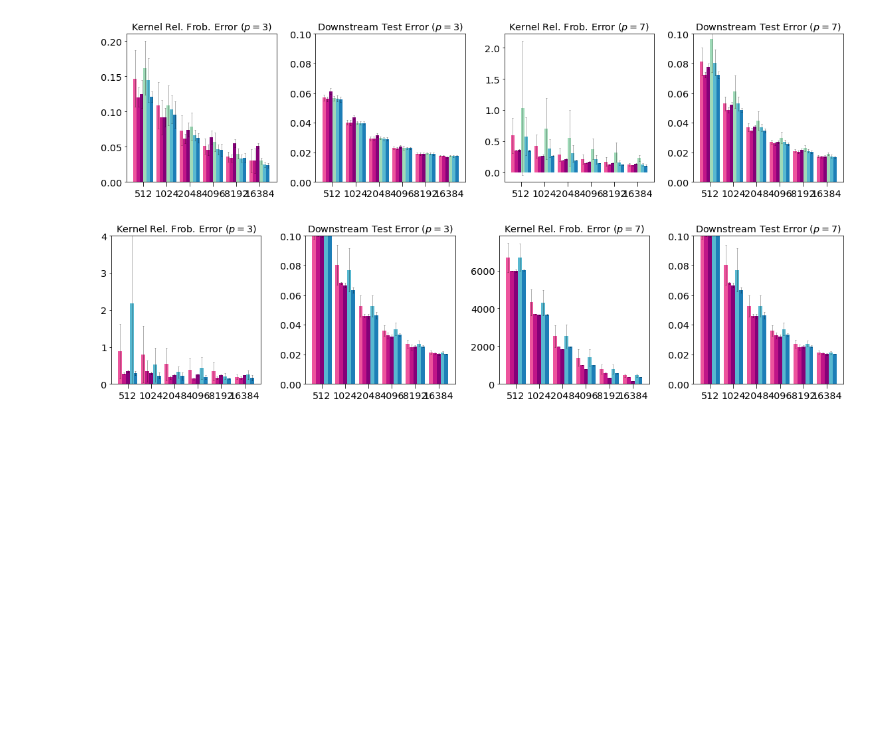
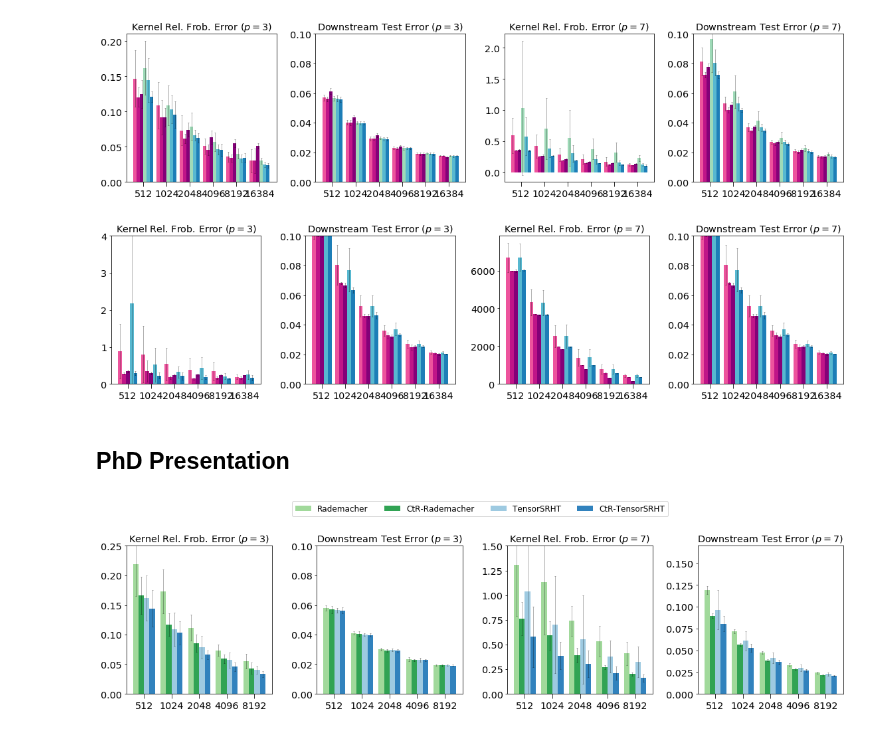
Before and after one commit to joneswack/dp-rfs, a Jupyter notebook: notebooks/bar-plot-visualization.ipynb, the cells around one changed output. Cells and saved outputs as stored; diff of their text form; code cells hidden in the pictures; blank space fills up the shorter version.

Commit message:
[Add] Presentation plot

```diff
--- a/notebooks/bar-plot-visualization.ipynb
+++ b/notebooks/bar-plot-visualization.ipynb
@@ -502,7 +502,7 @@ def plot_csv(
 #     df = df[(df['D'] % (d_in*2) == 0)]
 #     df = df[(df['D'].isin([1024, 2*1024, 3*1024, 4*1024, 5*1024]))]
 #     Ds = np.sort(df['D'].unique())
-    Ds = [2**i for i in range(9,15)]
+    Ds = [2**i for i in range(9,14)] # 15
     df = df[df['D'].isin(Ds)]
 
     bar_positions = np.arange(len(Ds))
@@ -736,3 +736,42 @@ plt.tight_layout()
 plt.show()
 # %% [output]
 [figure]
+# %% [markdown]
+## PhD Presentation
+# %%
+colors = plt.get_cmap('tab20c')(np.linspace(0, 0.8, 16))[::2]
+colors = np.flip(colors, axis=0)
+# %%
+configs = [
+#     ('Gaussian', {'method': 'poly_sketch', 'proj': 'gaussian', 'complex': False, 'hier': False, 'comp_real': False, 'color': colors[0]}),
+#     ('CtR-Gaussian', {'method': 'poly_sketch', 'proj': 'gaussian', 'complex': False, 'hier': False, 'comp_real': True, 'color': colors[1]}),
+    ('Rademacher', {'method': 'poly_sketch', 'proj': 'rademacher', 'complex': False, 'hier': False, 'comp_real': False, 'craft': False, 'color': colors[2]}),
+    ('CtR-Rademacher', {'method': 'poly_sketch', 'proj': 'rademacher', 'complex': False, 'hier': False, 'comp_real': True, 'craft': False, 'color': colors[3]}),
+#     ('SRF', {'method': 'srf', 'proj': 'gaussian', 'complex': False, 'hier': False, 'comp_real': False, 'color': reds[3]}),
+    ('TensorSRHT', {'method': 'poly_sketch', 'proj': 'srht', 'complex': False, 'hier': False, 'comp_real': False, 'color': colors[6]}),
+    ('CtR-TensorSRHT', {'method': 'poly_sketch', 'proj': 'srht', 'complex': False, 'hier': False, 'comp_real': True, 'color': colors[7]}),
+#     ('CRAFT CtR-TensorSRHT', {'method': 'poly_sketch', 'proj': 'srht', 'complex': False, 'hier': False, 'comp_real': True, 'craft': True, 'color': blues[3]}),
+]
+# %%
+csv_files = [
+    '../csv/poly3_approx_ctr/MNIST_d1024_n70000.csv',
+    '../csv/poly7_approx_ctr/MNIST_d1024_n70000.csv',
+#     '../csv/poly10_approx/FashionMNIST_d1024_n70000.csv',
+#     '../csv/poly20_approx/FashionMNIST_d1024_n70000.csv'
+]
+
+fig, axes = plt.subplots(ncols=4, nrows=1, figsize=(16, 4))
+plot_csv(axes[0], csv_files[0], configs, error_field='k_rel_frob_error', y_lim=(0.00, 0.25), title='Kernel Rel. Frob. Error $(p=3)$')
+plot_csv(axes[1], csv_files[0], configs, error_field='test_error', y_lim=(0.00, 0.10), title='Downstream Test Error $(p=3)$')
+plot_csv(axes[2], csv_files[1], configs, error_field='k_rel_frob_error', y_lim=(0.00, 1.5), title='Kernel Rel. Frob. Error $(p=7)$')
+plot_csv(axes[3], csv_files[1], configs, error_field='test_error', y_lim=(0.00, 0.17), title='Downstream Test Error $(p=7)$')
+
+handles, labels = axes[0].get_legend_handles_labels()
+#axes[0].legend()
+
+plt.tight_layout()
+legend = plt.figlegend(handles=handles, labels=labels, loc='upper center', ncol=4, bbox_to_anchor = (0,0.3,1.01,0.85), bbox_transform=plt.gcf().transFigure)
+plt.savefig('../figures/defense_rad_vs_gaus_vs_srht_ctr.pdf', dpi=300, bbox_extra_artists=(legend,), bbox_inches='tight') #
+plt.show()
+# %% [output]
+[figure, added]
```
Also changed, not shown: 3 other files.
